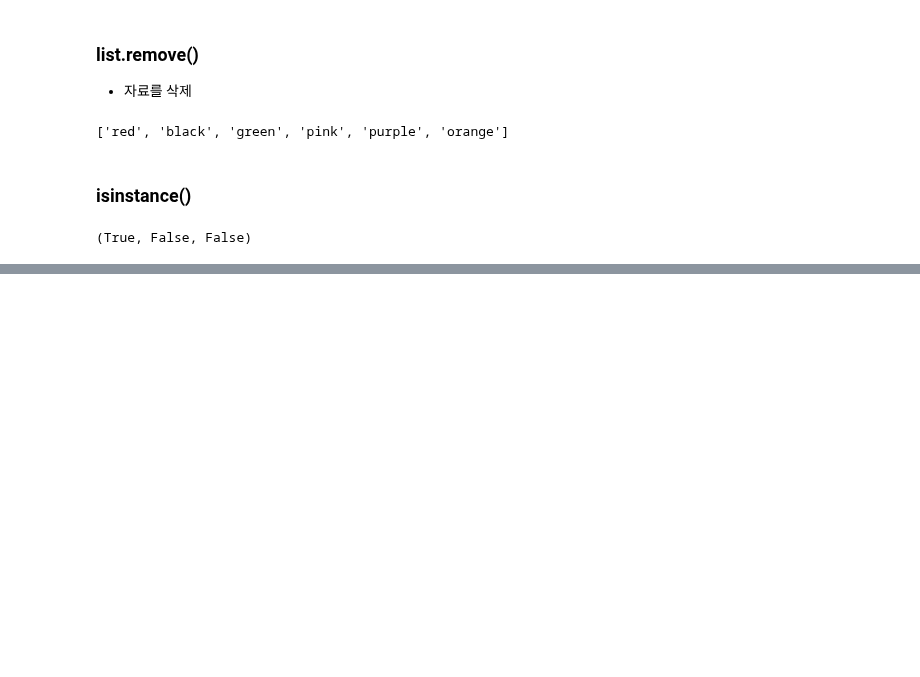
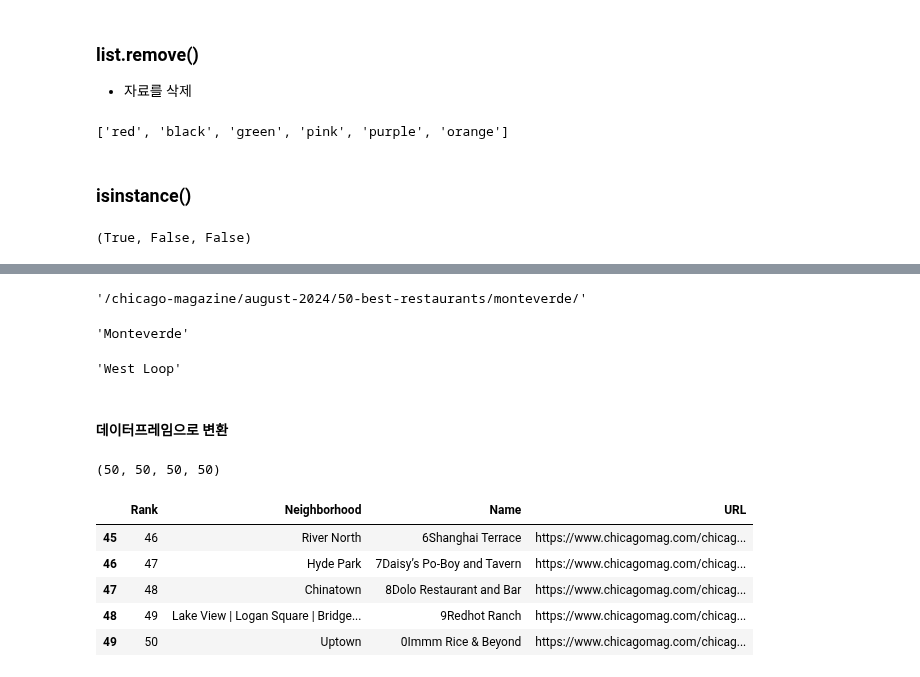
Before and after one commit to solpinetree/ds_study, a Jupyter notebook: source_code/03.Web Data.ipynb, the cells around one changed output, grey strips where cells are left out. Drawn from its saved outputs; the diff is of its cells as text; code cells hidden in the pictures; blank space fills up the shorter version.

Commit message:
03 Web Data - 시카고 맛집 메인페이지 분석

```diff
--- a/source_code/03.Web Data.ipynb
+++ b/source_code/03.Web Data.ipynb
@@ -510,0 +641,62 @@ isinstance(colors, list), isinstance(colors, str), isinstance(colors, int)
+# %%
+# 링크
+
+restaurant_one["href"]
+# %% [output]
+'/chicago-magazine/august-2024/50-best-restaurants/monteverde/'
+# %%
+# 가게 이름
+
+restaurant_one.select_one("h2").text[1:]
+# %% [output]
+'Monteverde'
+# %%
+# 동네 데이터가 문자만 출력되는 것이 아니라 re의 split 기능을 이용
+
+import re
+
+neighborhood = restaurant_one.find("h3").get_text()
+re.split(("\n|\r\n|\t"), neighborhood)[4]
+# %% [output]
+'West Loop'
+# %% [markdown]
+#### 데이터프레임으로 변환
+# %%
+import re
+from urllib.parse import urljoin
+
+url_base = "https://www.chicagomag.com/"
+
+restaurant_tags = soup.select("a.br50-link")
+rank = []
+neighborhood = []
+name = []
+link = []
+
+for tag in restaurant_tags:
+
+    rank.append(tag.select_one("h2 > span").text)
+    neighborhood.append(re.split(("\n|\r\n|\t"), tag.find("h3").get_text())[4])
+    name.append(tag.select_one("h2").text[1:])
+    link.append(urljoin(url_base, tag["href"]))
+
+len(rank), len(neighborhood), len(name), len(link)
+# %% [output]
+(50, 50, 50, 50)
+# %%
+data = {
+    'Rank': rank,
+    'Neighborhood': neighborhood,
+    'Name': name,
+    'URL': link
+}
+
+df = pd.DataFrame(data)
+df.tail()
+# %% [output]
+|  | Rank | Neighborhood | Name | URL |
+| 45 | 46 | River North | 6Shanghai Terrace | https://www.chicagomag.com/chicag... |
+| 46 | 47 | Hyde Park | 7Daisy’s Po-Boy and Tavern | https://www.chicagomag.com/chicag... |
+| 47 | 48 | Chinatown | 8Dolo Restaurant and Bar | https://www.chicagomag.com/chicag... |
+| 48 | 49 | Lake View | Logan Square | Bridge... | 9Redhot Ranch | https://www.chicagomag.com/chicag... |
+| 49 | 50 | Uptown | 0Immm Rice & Beyond | https://www.chicagomag.com/chicag... |
```
Also changed, not shown: parts of 22 cells of this notebook, 1 other file.
